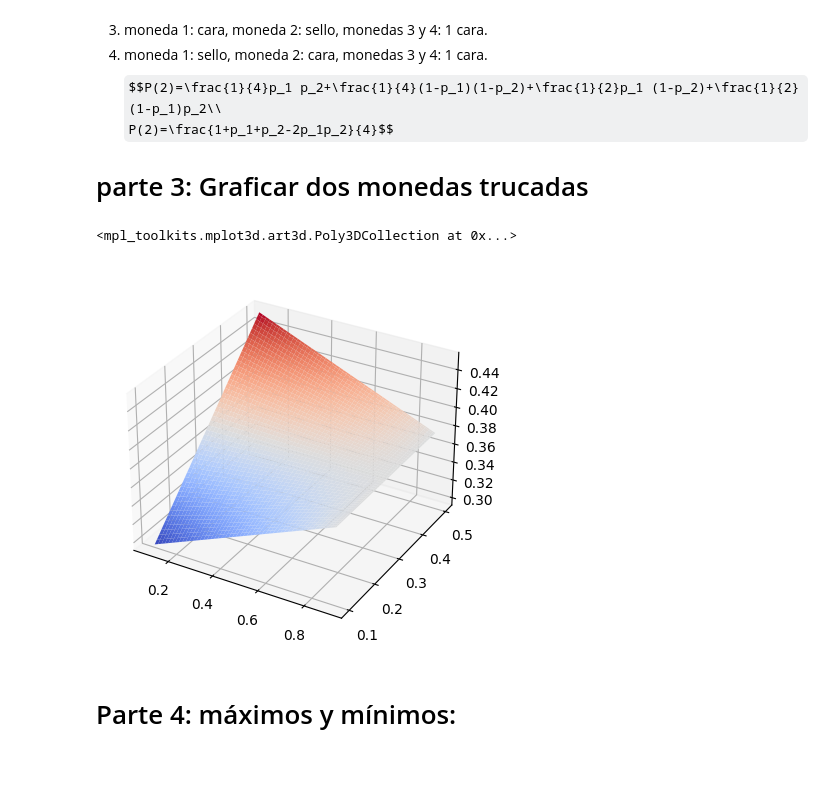
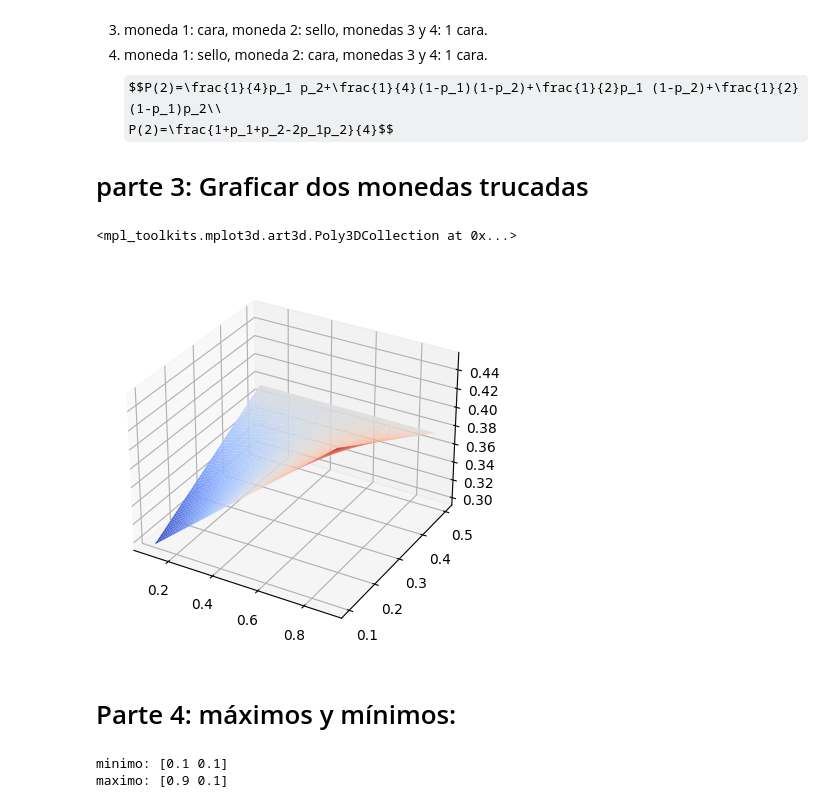
Before and after one commit to JuanDavidAnzolaAldana/Metodos1_JuanAnzola_AngelicaLopez, a Jupyter notebook: taller4/general9.ipynb, the cells around one changed output. Drawn from its saved outputs; the diff is of its cells as text; code cells hidden in the pictures; some formulas as TeX source; blank space fills up the shorter version.

```diff
--- a/taller4/general9.ipynb
+++ b/taller4/general9.ipynb
@@ -20,18 +20,18 @@ P(2)=\frac{1+p_1+p_2-2p_1p_2}{4}$$
 # %%
 def func(x,y):
     return (1+x+y-(2*x*y))/4
 x=numpy.linspace(0.1,0.9,100)
 y=numpy.linspace(0.1,0.5,100)
 X,Y=numpy.meshgrid(x,y)
 Z=numpy.zeros([100,100])
 for i in range(100):
     for j in range(100):
-        Z[i,j]=func(x[i],y[j])
+        Z[i,j]=func(X[i,j],Y[i,j])
 fig = plt.figure()
 ax = fig.add_subplot(111,projection='3d')
 ax.plot_surface(X,Y,Z,cmap='coolwarm')
 # %% [output]
 <mpl_toolkits.mplot3d.art3d.Poly3DCollection at 0x...>
-[figure, old version]
+[figure, new version]
 # %% [markdown]
 # Parte 4: máximos y mínimos:
@@ -39,0 +38,50 @@ maxi=numpy.array(0.5,0.3)
+# %%
+maxi=numpy.array([0.5,0.3])
+mini=numpy.array([0.5,0.3])
+def f(r):
+    return func(r[0],r[1])
+def norma(vector):
+    return numpy.sum(vector**2)**(1/2)
+def derivada(f,r,h):
+    return (f(r+h)-f(r-h))/(2*(norma(h)))
+def gradiente(f,r,h):
+    grad = numpy.zeros(r.shape)
+    for i in range(len(grad)):
+        delta=numpy.zeros(grad.shape)
+        delta[i]=h
+        grad[i]=derivada(f,r,delta)
+    return grad
+dist=0.0001
+i=0
+while dist>1e-16 and i<10000:
+    i+=1
+    grad=gradiente(f,mini,0.0001)
+    grad=grad/norma(grad)
+    mini-=dist*grad
+    if mini[0]<0.1:
+        mini[0]=0.1
+    if mini[0]>0.9:
+        mini[0]=0.9
+    if mini[1]<0.1:
+        mini[1]=0.1
+    if mini[1]>0.5:
+        mini[1]=0.5
+i=0
+while dist>1e-16 and i<10000:
+    i+=1
+    grad=gradiente(f,maxi,0.0001)
+    grad=grad/norma(grad)
+    maxi+=dist*grad
+    if maxi[0]<0.1:
+        maxi[0]=0.1
+    if maxi[0]>0.9:
+        maxi[0]=0.9
+    if maxi[1]<0.1:
+        maxi[1]=0.1
+    if maxi[1]>0.5:
+        maxi[1]=0.5
+print("minimo:",mini)
+print("maximo:",maxi)
+# %% [output]
+minimo: [0.1 0.1]
+maximo: [0.9 0.1]
```
Also changed, not shown: parts of 1 cell of this notebook.
